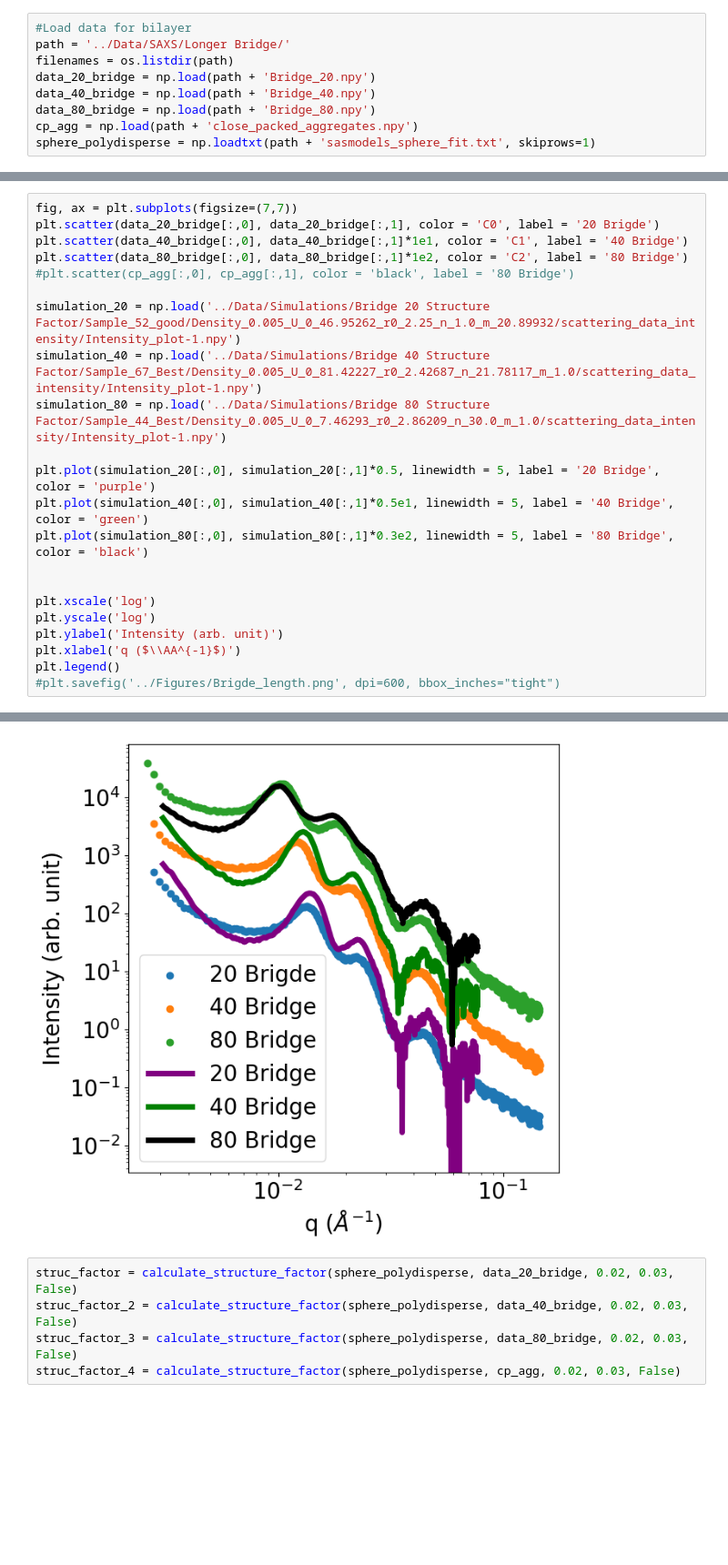
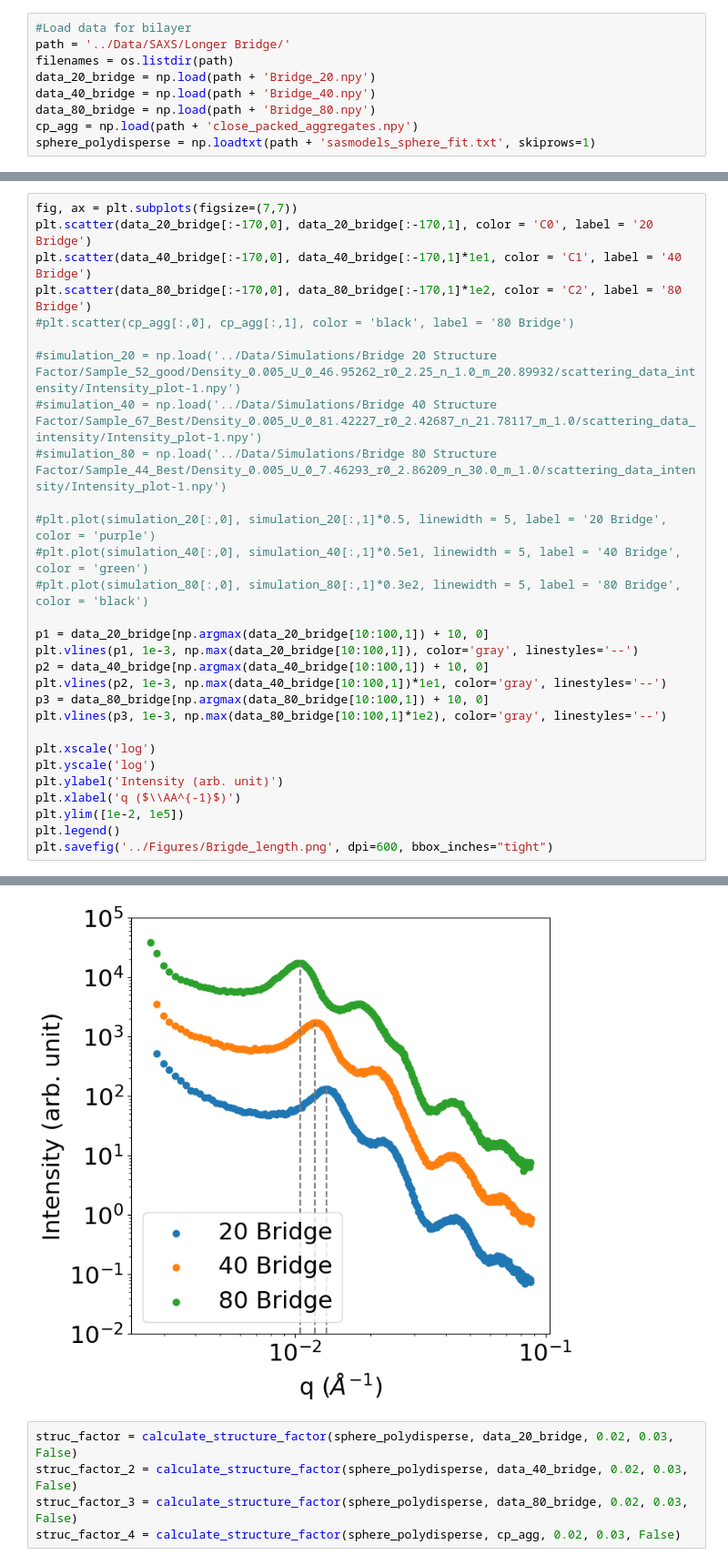
Before and after one commit to pozzo-research-group/silica_lipid_DNA, a Jupyter notebook: Notebooks/SAXS Structure Factors.ipynb, the cells around one changed output, grey strips where cells are left out. Shown at 91% size. Cells and saved outputs as stored; diff of their text form; blank space fills up the shorter version.

```diff
--- a/Notebooks/SAXS Structure Factors.ipynb
+++ b/Notebooks/SAXS Structure Factors.ipynb
@@ -133,23 +135,30 @@ plt.legend()
 # %%
 fig, ax = plt.subplots(figsize=(7,7))
-plt.scatter(data_20_bridge[:,0], data_20_bridge[:,1], color = 'C0', label = '20 Brigde')
-plt.scatter(data_40_bridge[:,0], data_40_bridge[:,1]*1e1, color = 'C1', label = '40 Bridge')
-plt.scatter(data_80_bridge[:,0], data_80_bridge[:,1]*1e2, color = 'C2', label = '80 Bridge')
+plt.scatter(data_20_bridge[:-170,0], data_20_bridge[:-170,1], color = 'C0', label = '20 Bridge')
+plt.scatter(data_40_bridge[:-170,0], data_40_bridge[:-170,1]*1e1, color = 'C1', label = '40 Bridge')
+plt.scatter(data_80_bridge[:-170,0], data_80_bridge[:-170,1]*1e2, color = 'C2', label = '80 Bridge')
 #plt.scatter(cp_agg[:,0], cp_agg[:,1], color = 'black', label = '80 Bridge')
 
-simulation_20 = np.load('../Data/Simulations/Bridge 20 Structure Factor/Sample_52_good/Density_0.005_U_0_46.95262_r0_2.25_n_1.0_m_20.89932/scattering_data_intensity/Intensity_plot-1.npy')
-simulation_40 = np.load('../Data/Simulations/Bridge 40 Structure Factor/Sample_67_Best/Density_0.005_U_0_81.42227_r0_2.42687_n_21.78117_m_1.0/scattering_data_intensity/Intensity_plot-1.npy')
-simulation_80 = np.load('../Data/Simulations/Bridge 80 Structure Factor/Sample_44_Best/Density_0.005_U_0_7.46293_r0_2.86209_n_30.0_m_1.0/scattering_data_intensity/Intensity_plot-1.npy')
+#simulation_20 = np.load('../Data/Simulations/Bridge 20 Structure Factor/Sample_52_good/Density_0.005_U_0_46.95262_r0_2.25_n_1.0_m_20.89932/scattering_data_intensity/Intensity_plot-1.npy')
+#simulation_40 = np.load('../Data/Simulations/Bridge 40 Structure Factor/Sample_67_Best/Density_0.005_U_0_81.42227_r0_2.42687_n_21.78117_m_1.0/scattering_data_intensity/Intensity_plot-1.npy')
+#simulation_80 = np.load('../Data/Simulations/Bridge 80 Structure Factor/Sample_44_Best/Density_0.005_U_0_7.46293_r0_2.86209_n_30.0_m_1.0/scattering_data_intensity/Intensity_plot-1.npy')
 
-plt.plot(simulation_20[:,0], simulation_20[:,1]*0.5, linewidth = 5, label = '20 Bridge', color = 'purple')
-plt.plot(simulation_40[:,0], simulation_40[:,1]*0.5e1, linewidth = 5, label = '40 Bridge', color = 'green')
-plt.plot(simulation_80[:,0], simulation_80[:,1]*0.3e2, linewidth = 5, label = '80 Bridge', color = 'black')
+#plt.plot(simulation_20[:,0], simulation_20[:,1]*0.5, linewidth = 5, label = '20 Bridge', color = 'purple')
+#plt.plot(simulation_40[:,0], simulation_40[:,1]*0.5e1, linewidth = 5, label = '40 Bridge', color = 'green')
+#plt.plot(simulation_80[:,0], simulation_80[:,1]*0.3e2, linewidth = 5, label = '80 Bridge', color = 'black')
 
+p1 = data_20_bridge[np.argmax(data_20_bridge[10:100,1]) + 10, 0]
+plt.vlines(p1, 1e-3, np.max(data_20_bridge[10:100,1]), color='gray', linestyles='--')
+p2 = data_40_bridge[np.argmax(data_40_bridge[10:100,1]) + 10, 0]
+plt.vlines(p2, 1e-3, np.max(data_40_bridge[10:100,1])*1e1, color='gray', linestyles='--')
+p3 = data_80_bridge[np.argmax(data_80_bridge[10:100,1]) + 10, 0]
+plt.vlines(p3, 1e-3, np.max(data_80_bridge[10:100,1]*1e2), color='gray', linestyles='--')
 
 plt.xscale('log')
 plt.yscale('log')
 plt.ylabel('Intensity (arb. unit)')
 plt.xlabel('q ($\\AA^{-1}$)')
+plt.ylim([1e-2, 1e5])
 plt.legend()
-#plt.savefig('../Figures/Brigde_length.png', dpi=600, bbox_inches="tight")
+plt.savefig('../Figures/Brigde_length.png', dpi=600, bbox_inches="tight")
 # %% [output]
@@ -157,4 +165,4 @@ plt.legend()
-[figure, old version]
+[figure, new version]
 # %%
 struc_factor = calculate_structure_factor(sphere_polydisperse, data_20_bridge, 0.02, 0.03, False)
 struc_factor_2 = calculate_structure_factor(sphere_polydisperse, data_40_bridge, 0.02, 0.03, False)
```
Also changed, not shown: parts of 3 cells of this notebook, 6 other files.
